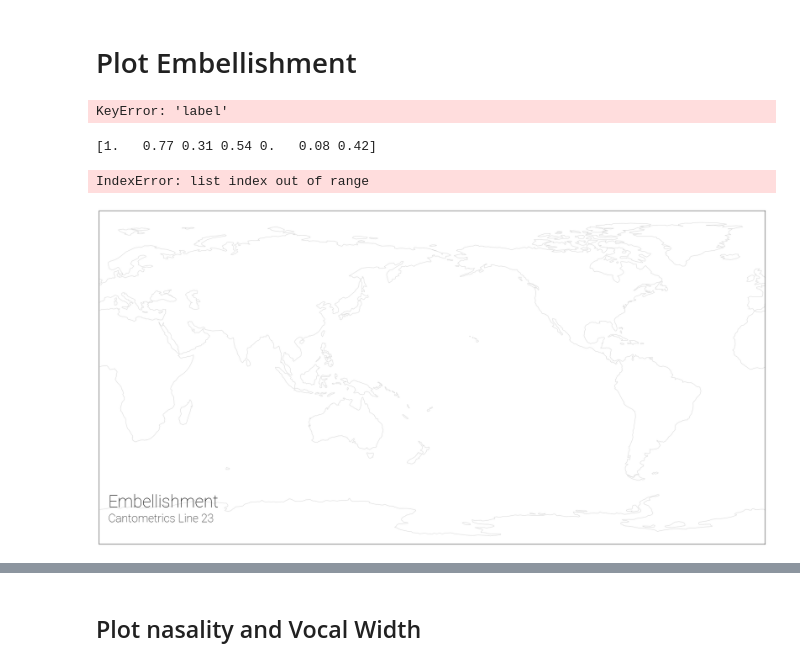
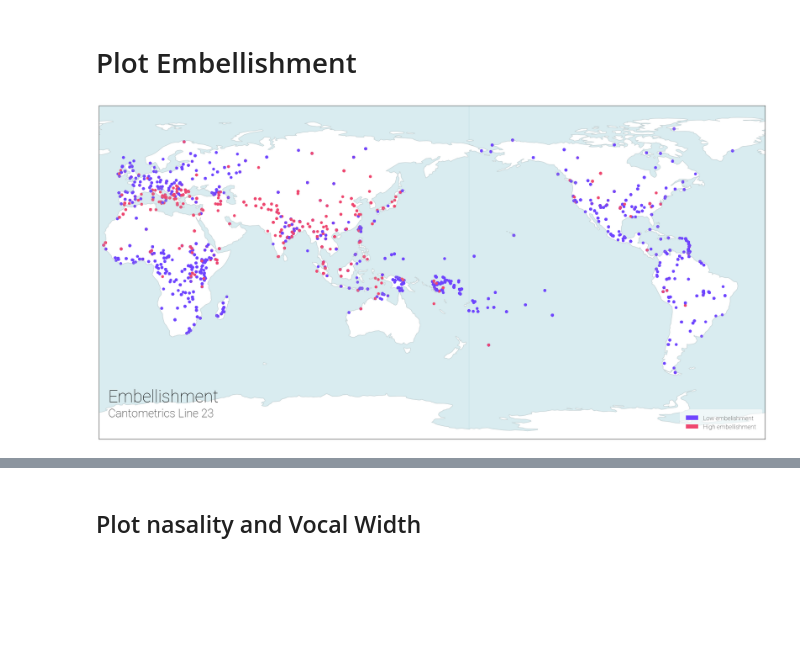
Before and after one commit to theglobaljukebox/Woodetal2021-Analysis, a Jupyter notebook: Map Plots.ipynb, the cells around one changed output, grey strips where cells are left out. Drawn from its saved outputs; the diff is of its cells as text; code cells hidden in the pictures; blank space fills up the shorter version.

Commit message:
update figures

```diff
--- a/Map Plots.ipynb
+++ b/Map Plots.ipynb
@@ -30,3 +11,5 @@ for i, row in modal_profiles['lng'].iteritems():
+# %%
+modal_profiles = pd.read_csv('./output/single_modal_profile.csv')
 # %%
 modal_profiles = modal_profiles.drop(columns=["Unnamed: 0"])
 # %%
@@ -40,64 +27,74 @@ import cartopy.feature as cfeature
 # %% [markdown]
 # Plot Embellishment
 # %%
-for row in modal_profiles[column_name]:
-    print(row)
+for i, row in modal_profiles.iterrows():
+    if(row["line_23"])==0:
+        modal_profiles = modal_profiles.drop(i)
-# %% [output]
-KeyError: 'label'
+# %%
+for i,row in modal_profiles['line_23'].items():
+    if(row>0.55):
+        modal_profiles.loc[i,'line_23']=1
+    else:
+        modal_profiles.loc[i,'line_23']=0
 # %%
-label_names = ["Extreme embellishment", "Much embellishment",
-              "Slight embellishment","Little embellishment", "No embelishment"]
+label_names = ["Low embelishment", "High embellishment"]
 
+CENTRAL_LONGITUDE = 160.0
 linenum = 23
 vname = "Embellishment"
+
+x,y = ([] for i in range(2))
+for i, row in modal_profiles['lat'].iteritems():
+    y.append(float(row))
+for i, row in modal_profiles['lng'].iteritems():
+    if float(row)+200 < 345:
+        x.append(float(row)+200)
+    else:
+        x.append((float(row)+200)-345)
 
 column_name = 'line_'+str(linenum)
 color_map = {}
 line_title = 'Cantometrics Line '+str(linenum)
 variable_name = vname
-filename = './figs/'+vname.lower()+'.png'
+filename = './figs/'+vname.lower()+'_low.png'
 
 custom_labels = modal_profiles[column_name].unique()
-print(modal_profiles[column_name].unique())
-colors = ['#6E44FF', '#EF476F', '#FFD166', '#06D6A0', '#118AB2', '#A373AB']
 
-clon = 180
+colors = ['#6E44FF', '#EF476F']
+
 fig = plt.figure(figsize=(30,15))
-ax = fig.add_subplot(1,1,1,projection=ccrs.PlateCarree(central_longitude=180.0))
+
+projection=ccrs.PlateCarree(central_longitude=CENTRAL_LONGITUDE)
+
+ax = fig.add_subplot(1,1,1,projection=projection)
+ax.coastlines(alpha=.5, color="#B4B4B4")
 ax.set_global()
-ax.coastlines(alpha=.5, color="#B4B4B4")
 ax.text(-175, -70, variable_name, fontsize=42, fontfamily="Roboto", color="Black")
 ax.text(-175, -78, line_title, fontsize=28, fontfamily="Roboto", color="Black")
 plt.rcParams['legend.title_fontsize'] = 'x-large'
 plt.rc('font',family='Roboto')
 
 for i, item in enumerate(custom_labels):
     color_map[item] = colors[i]
 
 scatter = ax.scatter(x,  y,
            c=modal_profiles[column_name].apply(lambda x: color_map[x]),
            cmap="coolwarm_r",
            alpha=1,
            marker='o')
 ax.add_feature(cfeature.OCEAN, alpha=.6, color="#C0E0E6")
 
 patch_1 = mpatches.Circle((0,0), radius=50, fc='#6E44FF', label=label_names[0])
 patch_2 = mpatches.Circle((0,0), radius=50, fc='#EF476F', label=label_names[1])
-patch_3 = mpatches.Circle((0,0), radius=50, fc='#FFD166', label=label_names[2])
-patch_4 = mpatches.Circle((0,0), radius=50, fc='#06D6A0', label=label_names[3])
-patch_5 = mpatches.Circle((0,0), radius=50, fc='#118AB2', label=label_names[4])
-#     patch_6 = mpatches.Circle((0,0), radius=50, fc='#A373AB', label=label_names[5])
 
-plt.legend(handles=[patch_1, patch_2, patch_3, patch_4, patch_5],
+plt.legend(handles=[patch_1, patch_2],
                     loc="lower right",
                     borderpad = 1,
                     framealpha = 0.6,
                     edgecolor ="none",
                     fontsize=15)
 
 plt.savefig(filename)
 plt.show()
 # %% [output]
-[1.   0.77 0.31 0.54 0.   0.08 0.42]
-IndexError: list index out of range
-[figure, old version]
+[figure, new version]
```
Also changed, not shown: parts of 5 cells of this notebook, 5 other files.
